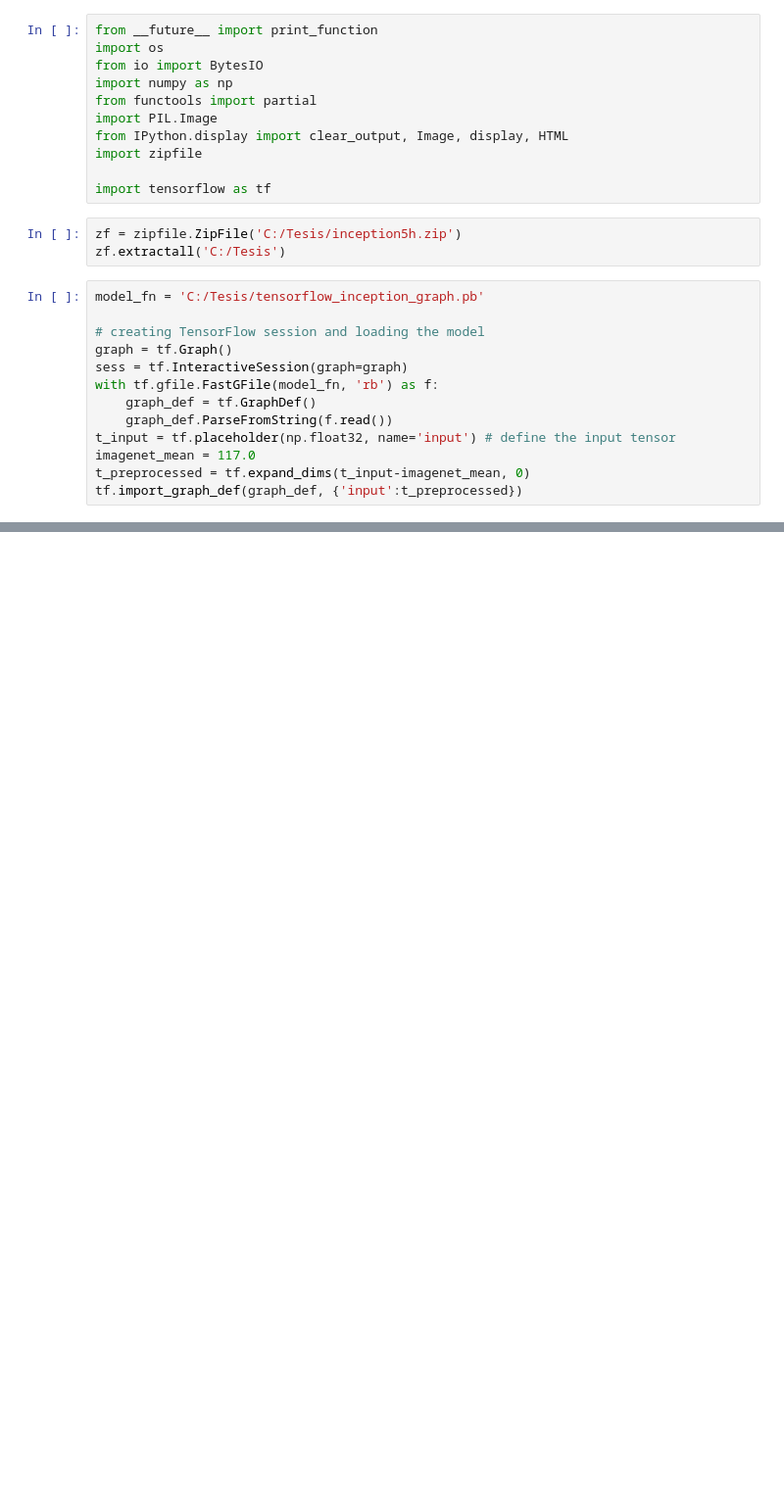
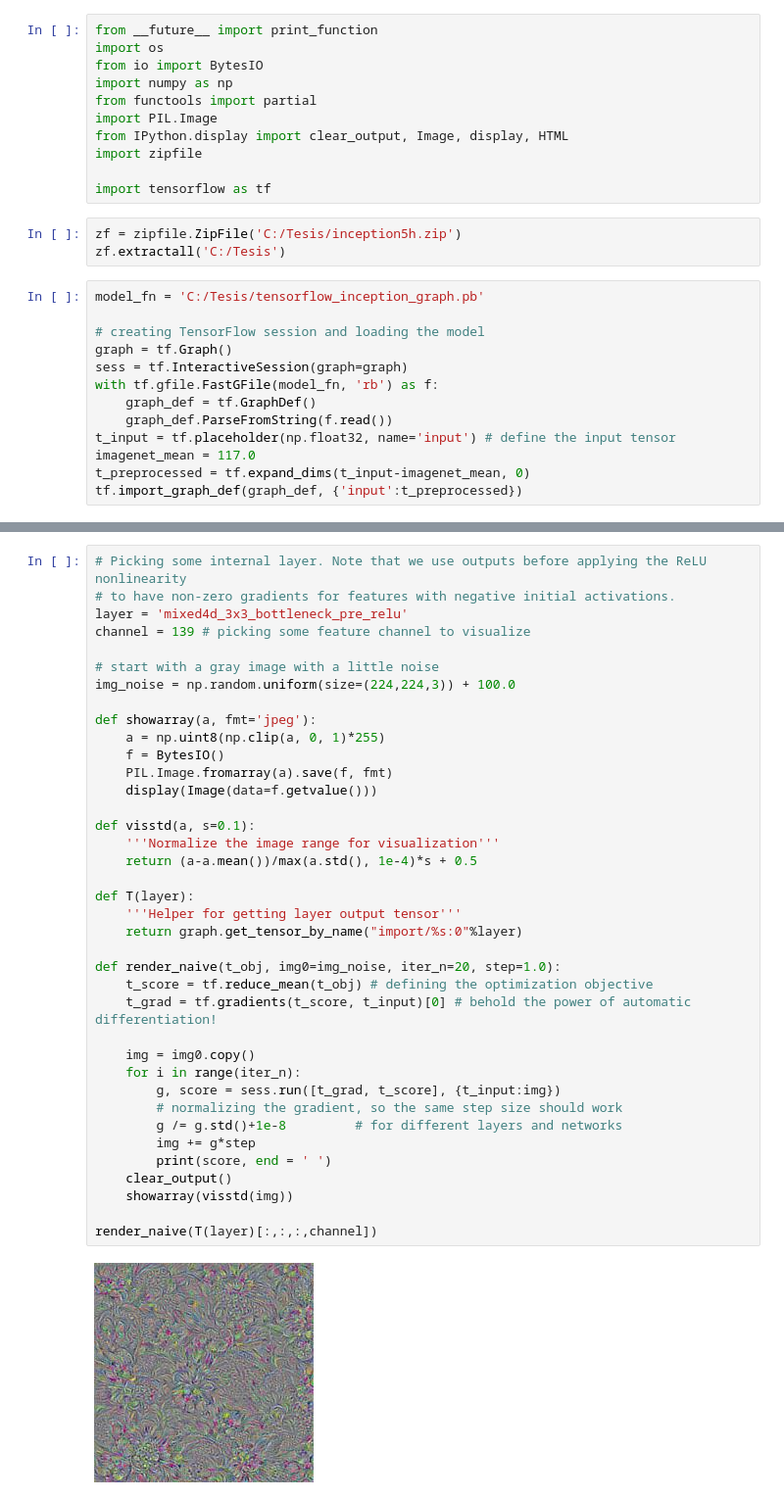
Before and after one commit to williammr70/trabajo_inception_dream, a Jupyter notebook: inception_dd.ipynb, the cells around one changed output, grey strips where cells are left out. Shown at 98% size. Cells and saved outputs as stored; diff of their text form; blank space fills up the shorter version.

```diff
--- a/inception_dd.ipynb
+++ b/inception_dd.ipynb
@@ -88,3 +88,43 @@ show_graph(tmp_def)
 Number of layers 59
 Total number of feature channels: 7548
 [interactive output not drawn]
+# %%
+# Picking some internal layer. Note that we use outputs before applying the ReLU nonlinearity
+# to have non-zero gradients for features with negative initial activations.
+layer = 'mixed4d_3x3_bottleneck_pre_relu'
+channel = 139 # picking some feature channel to visualize
+
+# start with a gray image with a little noise
+img_noise = np.random.uniform(size=(224,224,3)) + 100.0
+
+def showarray(a, fmt='jpeg'):
+    a = np.uint8(np.clip(a, 0, 1)*255)
+    f = BytesIO()
+    PIL.Image.fromarray(a).save(f, fmt)
+    display(Image(data=f.getvalue()))
+
+def visstd(a, s=0.1):
+    '''Normalize the image range for visualization'''
+    return (a-a.mean())/max(a.std(), 1e-4)*s + 0.5
+
+def T(layer):
+    '''Helper for getting layer output tensor'''
+    return graph.get_tensor_by_name("import/%s:0"%layer)
+
+def render_naive(t_obj, img0=img_noise, iter_n=20, step=1.0):
+    t_score = tf.reduce_mean(t_obj) # defining the optimization objective
+    t_grad = tf.gradients(t_score, t_input)[0] # behold the power of automatic differentiation!
+
+    img = img0.copy()
+    for i in range(iter_n):
+        g, score = sess.run([t_grad, t_score], {t_input:img})
+        # normalizing the gradient, so the same step size should work
+        g /= g.std()+1e-8         # for different layers and networks
+        img += g*step
+        print(score, end = ' ')
+    clear_output()
+    showarray(visstd(img))
+
+render_naive(T(layer)[:,:,:,channel])
+# %% [output]
+[figure, added]
```
Also changed, not shown: parts of 11 cells of this notebook.
